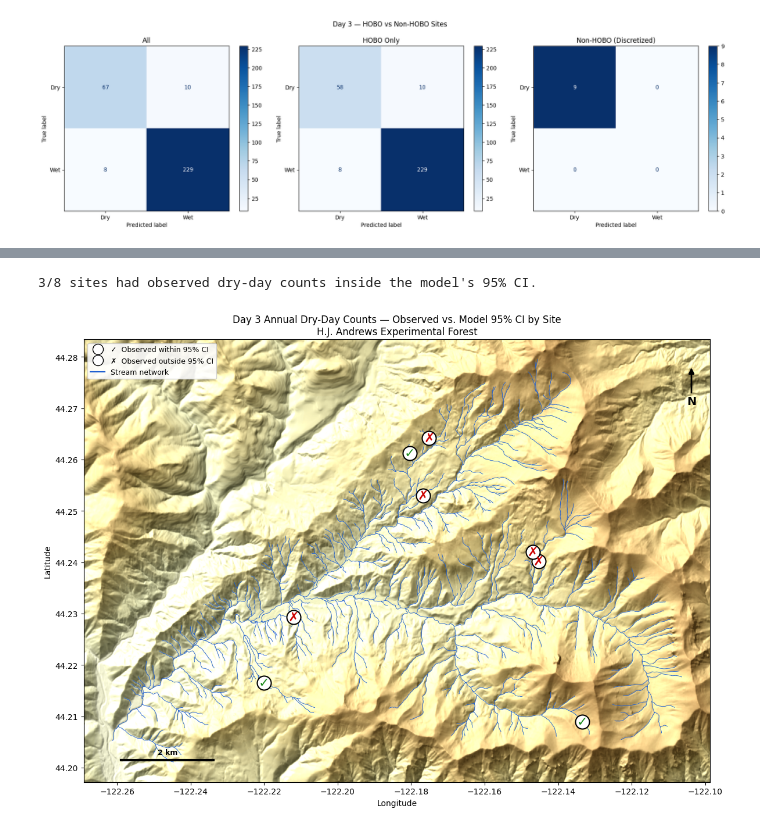
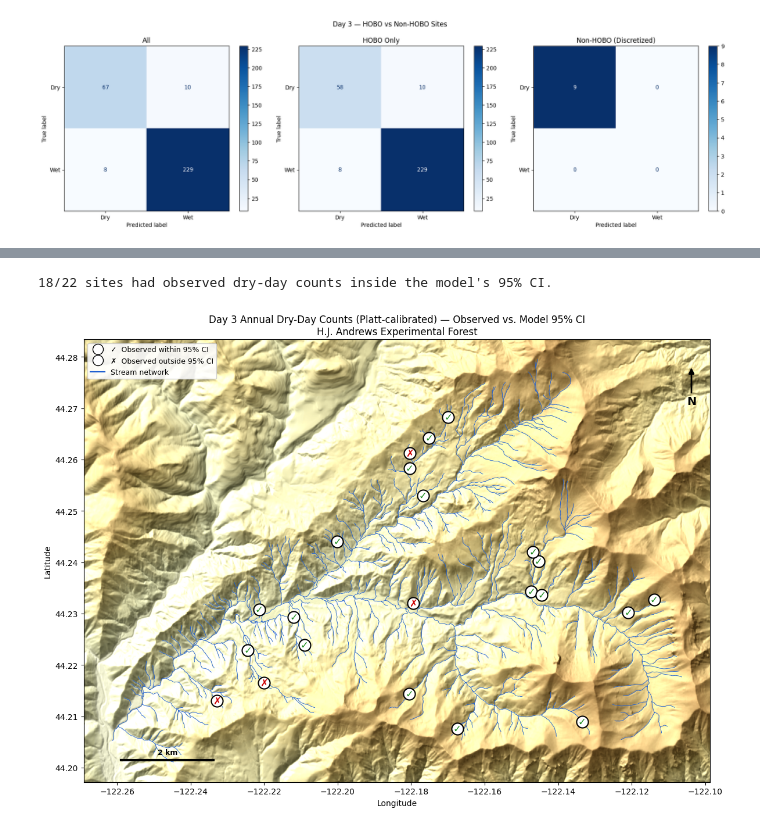
Before and after one commit to michaeltm365/saas-river-forecasting, a Jupyter notebook: rgcn/rgcn_eval.ipynb, the cells around one changed output, grey strips where cells are left out. Drawn from its saved outputs; the diff is of its cells as text; code cells hidden in the pictures.

```diff
--- a/rgcn/rgcn_eval.ipynb
+++ b/rgcn/rgcn_eval.ipynb
@@ -534,0 +483,31 @@ The same Day-3 result table, shown spatially. Each tested HOBO site is placed at
+# %%
+# Reliability diagram: why calibration fixes the annual integral.
+# Binned empirical wet frequency vs mean predicted P(wet), raw and calibrated,
+# on the training-period pool the calibrator was fit on.
+p_raw = cal_pool["pred_wetdry_prob"].to_numpy()
+y_cal = cal_pool["true_wetdry"].round().to_numpy()
+p_cal = platt(p_raw)
+
+bins = np.linspace(0, 1, 11)
+fig, (ax1, ax2) = plt.subplots(2, 1, figsize=(7, 7),
+                               height_ratios=[3, 1], sharex=True)
+ax1.plot([0, 1], [0, 1], "k--", lw=1, label="Perfect calibration")
+for p, color, label in [(p_raw, "#d62728", "Raw model"),
+                        (p_cal, "#1f77b4", "Platt-calibrated")]:
+    idx = np.clip(np.digitize(p, bins) - 1, 0, 9)
+    xs, ys = [], []
+    for b in range(10):
+        m = idx == b
+        if m.sum() >= 5:
+            xs.append(p[m].mean())
+            ys.append(y_cal[m].mean())
+    ax1.plot(xs, ys, "o-", color=color, label=label)
+ax1.set_ylabel("Empirical P(wet)")
+ax1.set_title("Calibration of Day-3 wet probabilities\n"
+              "(training-period HOBO rows, q65 model)")
+ax1.legend(loc="upper left")
+ax2.hist(p_raw, bins=bins, color="#bbbbbb")
+ax2.set_xlabel("Predicted P(wet)")
+ax2.set_ylabel("N")
+plt.tight_layout()
+plt.show()
@@ -611,10 +627,10 @@ for _, r in mc_corr_df.iterrows():
         continue
     lon, lat = site_centroid(r["Site ID"])
     ok = bool(r["In CI"])
-    ax.scatter(lon, lat, s=300, marker="o", facecolor="white",
+    ax.scatter(lon, lat, s=210, marker="o", facecolor="white",
                edgecolor="black", linewidth=1.5, zorder=5)
     ax.text(lon, lat, "✓" if ok else "✗", ha="center", va="center",
-            fontsize=16, fontweight="bold",
+            fontsize=12, fontweight="bold",
             color="#1a8a1a" if ok else "#cc0000", zorder=6)
 
 ax.set_xlim(bbox[0], bbox[2])
@@ -622,36 +638,36 @@ ax.set_ylim(bbox[1], bbox[3])
 ax.set_aspect(1 / np.cos(np.deg2rad(midlat)))
 ax.set_xlabel("Longitude")
 ax.set_ylabel("Latitude")
-ax.set_title("Day 3 Annual Dry-Day Counts — Observed vs. Model 95% CI by Site\n"
+ax.set_title("Day 3 Annual Dry-Day Counts (Platt-calibrated) — Observed vs. Model 95% CI\n"
              "H.J. Andrews Experimental Forest", fontsize=12)
 
 legend_handles = [
     Line2D([0], [0], marker="o", color="none", markerfacecolor="white",
            markeredgecolor="black", markersize=13, label="✓  Observed within 95% CI"),
     Line2D([0], [0], marker="o", color="none", markerfacecolor="white",
            markeredgecolor="black", markersize=13, label="✗  Observed outside 95% CI"),
     Line2D([0], [0], color="#1f5fd0", lw=1.5, label="Stream network"),
 ]
 ax.legend(handles=legend_handles, loc="upper left", fontsize=9, framealpha=0.9)
 
 # north arrow
 ax.annotate("N", xy=(0.97, 0.94), xytext=(0.97, 0.86), xycoords="axes fraction",
             ha="center", va="center", fontsize=14, fontweight="bold",
             arrowprops=dict(arrowstyle="-|>", color="black", lw=2))
 
 # 2 km scale bar
 km = 2.0
 dlon = km / (111.320 * np.cos(np.deg2rad(midlat)))
 x0 = bbox[0] + (bbox[2] - bbox[0]) * 0.06
 y0 = bbox[1] + (bbox[3] - bbox[1]) * 0.05
 ax.plot([x0, x0 + dlon], [y0, y0], color="black", lw=3, zorder=7)
 ax.text(x0 + dlon / 2, y0 + (bbox[3] - bbox[1]) * 0.012, f"{km:.0f} km",
         ha="center", fontsize=9, fontweight="bold")
 
 n_ok = int(mc_corr_df["In CI"].sum())
 print(f"{n_ok}/{len(mc_corr_df)} sites had observed dry-day counts inside the model's 95% CI.")
 plt.tight_layout()
 plt.show()
 # %% [output]
-3/8 sites had observed dry-day counts inside the model's 95% CI.
+18/22 sites had observed dry-day counts inside the model's 95% CI.
-[figure, old version]
+[figure, new version]
```
Also changed, not shown: parts of 8 cells of this notebook, 4 other files.
